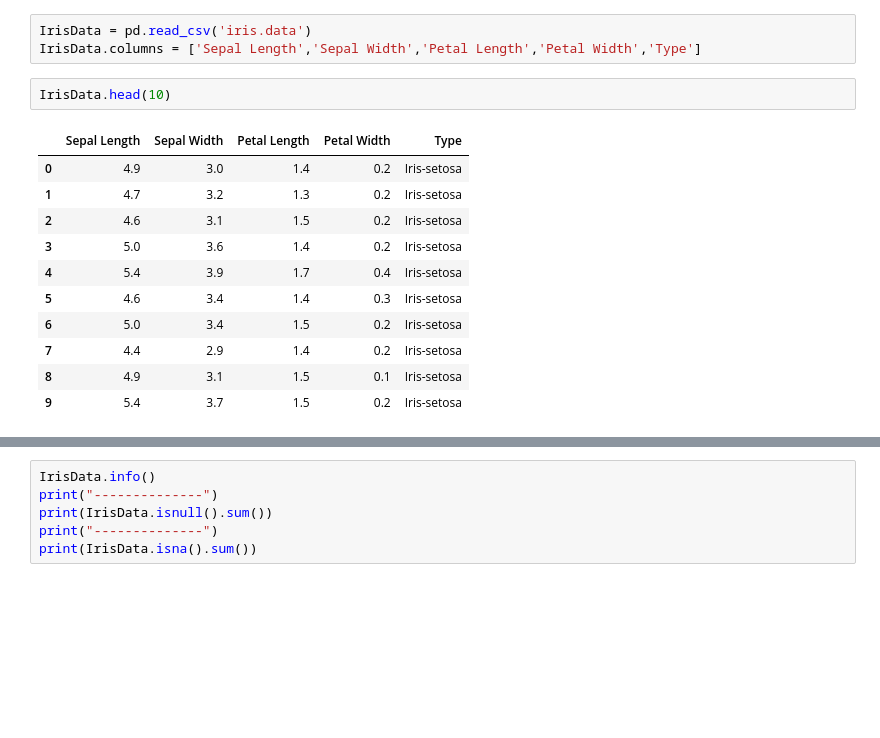
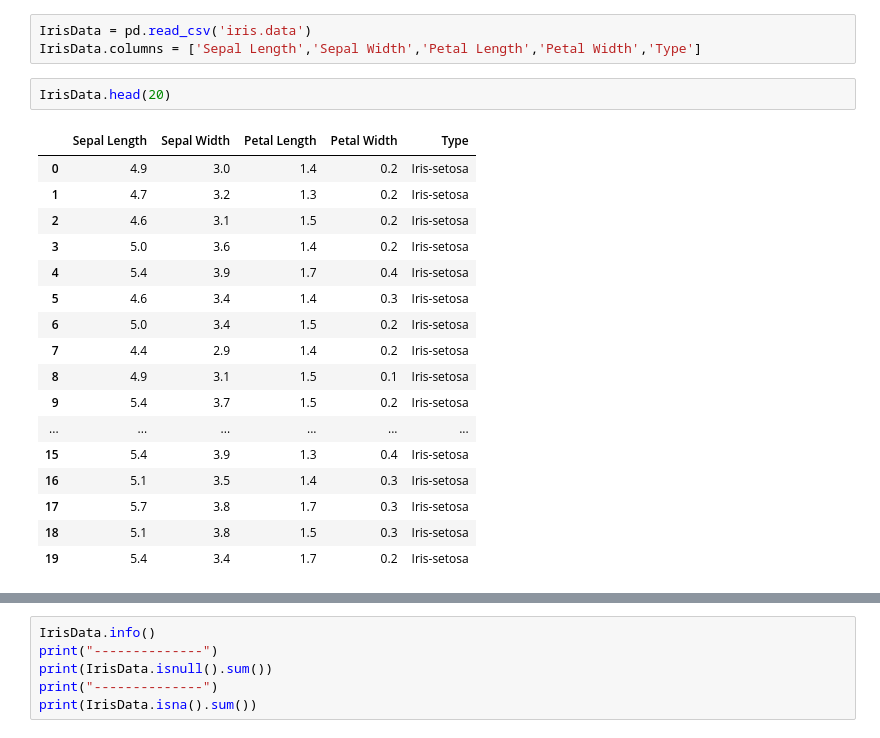
Before and after one commit to gustavoalonso93/Ciencia-de-Dados, a Jupyter notebook: Python/Iris Dataset.ipynb, the cells around one changed output, grey strips where cells are left out. Cells and saved outputs as stored; diff of their text form; blank space fills up the shorter version.

```diff
--- a/Python/Iris Dataset.ipynb
+++ b/Python/Iris Dataset.ipynb
@@ -9,17 +9,23 @@ sns.set()
 IrisData = pd.read_csv('iris.data')
 IrisData.columns = ['Sepal Length','Sepal Width','Petal Length','Petal Width','Type']
 # %%
-IrisData.head(10)
+IrisData.head(20)
 # %% [output]
 |  | Sepal Length | Sepal Width | Petal Length | Petal Width | Type |
 | 0 | 4.9 | 3.0 | 1.4 | 0.2 | Iris-setosa |
 | 1 | 4.7 | 3.2 | 1.3 | 0.2 | Iris-setosa |
 | 2 | 4.6 | 3.1 | 1.5 | 0.2 | Iris-setosa |
 | 3 | 5.0 | 3.6 | 1.4 | 0.2 | Iris-setosa |
 | 4 | 5.4 | 3.9 | 1.7 | 0.4 | Iris-setosa |
 | 5 | 4.6 | 3.4 | 1.4 | 0.3 | Iris-setosa |
 | 6 | 5.0 | 3.4 | 1.5 | 0.2 | Iris-setosa |
 | 7 | 4.4 | 2.9 | 1.4 | 0.2 | Iris-setosa |
 | 8 | 4.9 | 3.1 | 1.5 | 0.1 | Iris-setosa |
 | 9 | 5.4 | 3.7 | 1.5 | 0.2 | Iris-setosa |
+| ... | ... | ... | ... | ... | ... |
+| 15 | 5.4 | 3.9 | 1.3 | 0.4 | Iris-setosa |
+| 16 | 5.1 | 3.5 | 1.4 | 0.3 | Iris-setosa |
+| 17 | 5.7 | 3.8 | 1.7 | 0.3 | Iris-setosa |
+| 18 | 5.1 | 3.8 | 1.5 | 0.3 | Iris-setosa |
+| 19 | 5.4 | 3.4 | 1.7 | 0.2 | Iris-setosa |
 # %%
```
Also changed, not shown: parts of 11 cells of this notebook.
